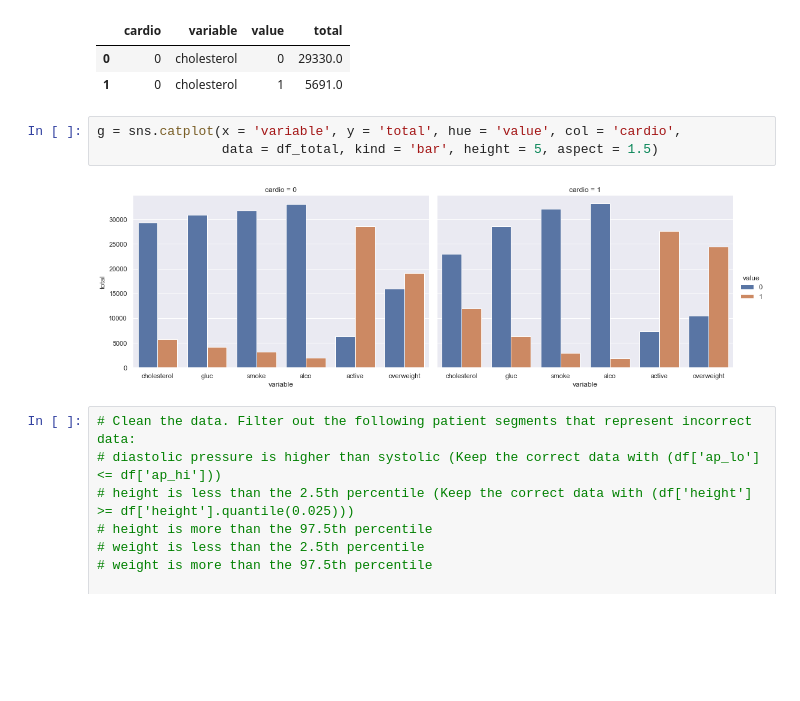
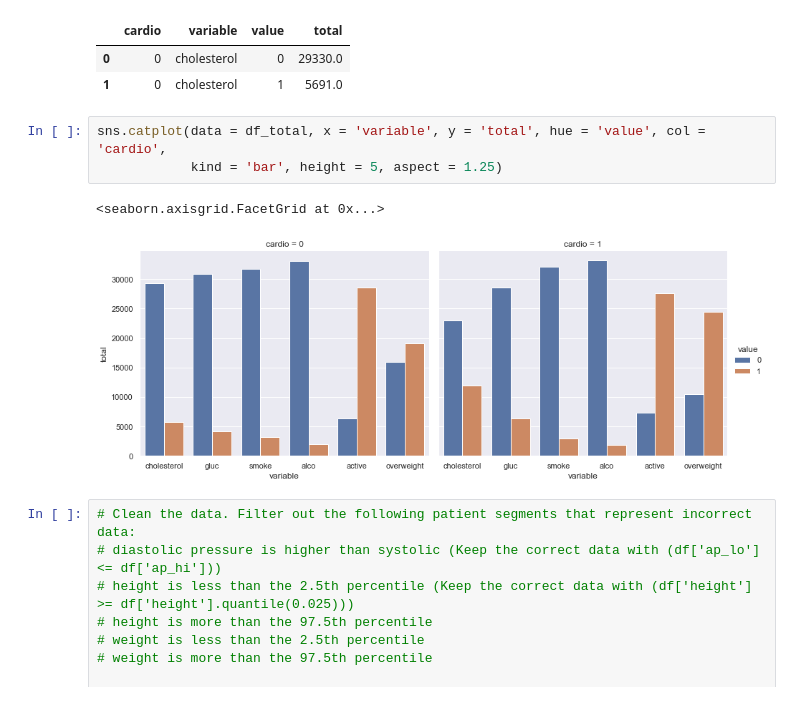
Before and after one commit to JavierRojas14/Medical_Data_Visualizer, a Jupyter notebook: medical_examination.ipynb, the cells around one changed output. Drawn from its saved outputs; the diff is of its cells as text; blank space fills up the shorter version.

```diff
--- a/medical_examination.ipynb
+++ b/medical_examination.ipynb
@@ -58,10 +58,11 @@ df_total.head(2)
 | 0 | 0 | cholesterol | 0 | 29330.0 |
 | 1 | 0 | cholesterol | 1 | 5691.0 |
 # %%
-g = sns.catplot(x = 'variable', y = 'total', hue = 'value', col = 'cardio',
-                data = df_total, kind = 'bar', height = 5, aspect = 1.5)
+sns.catplot(data = df_total, x = 'variable', y = 'total', hue = 'value', col = 'cardio',
+            kind = 'bar', height = 5, aspect = 1.25)
 # %% [output]
+<seaborn.axisgrid.FacetGrid at 0x...>
-[figure, old version]
+[figure, new version]
 # %%
 # Clean the data. Filter out the following patient segments that represent incorrect data:
 # diastolic pressure is higher than systolic (Keep the correct data with (df['ap_lo'] <= df['ap_hi']))
```
Also changed, not shown: parts of 1 cell of this notebook.
